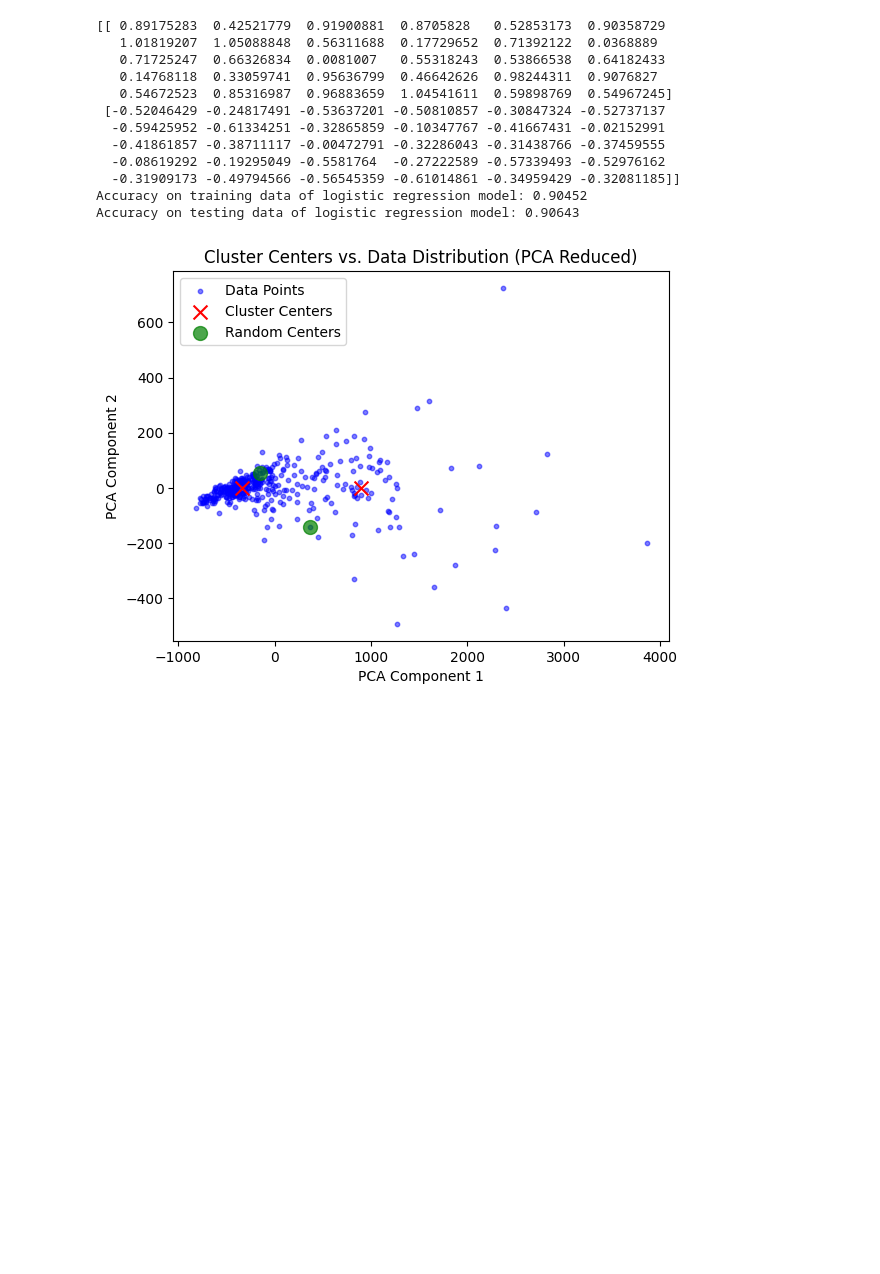
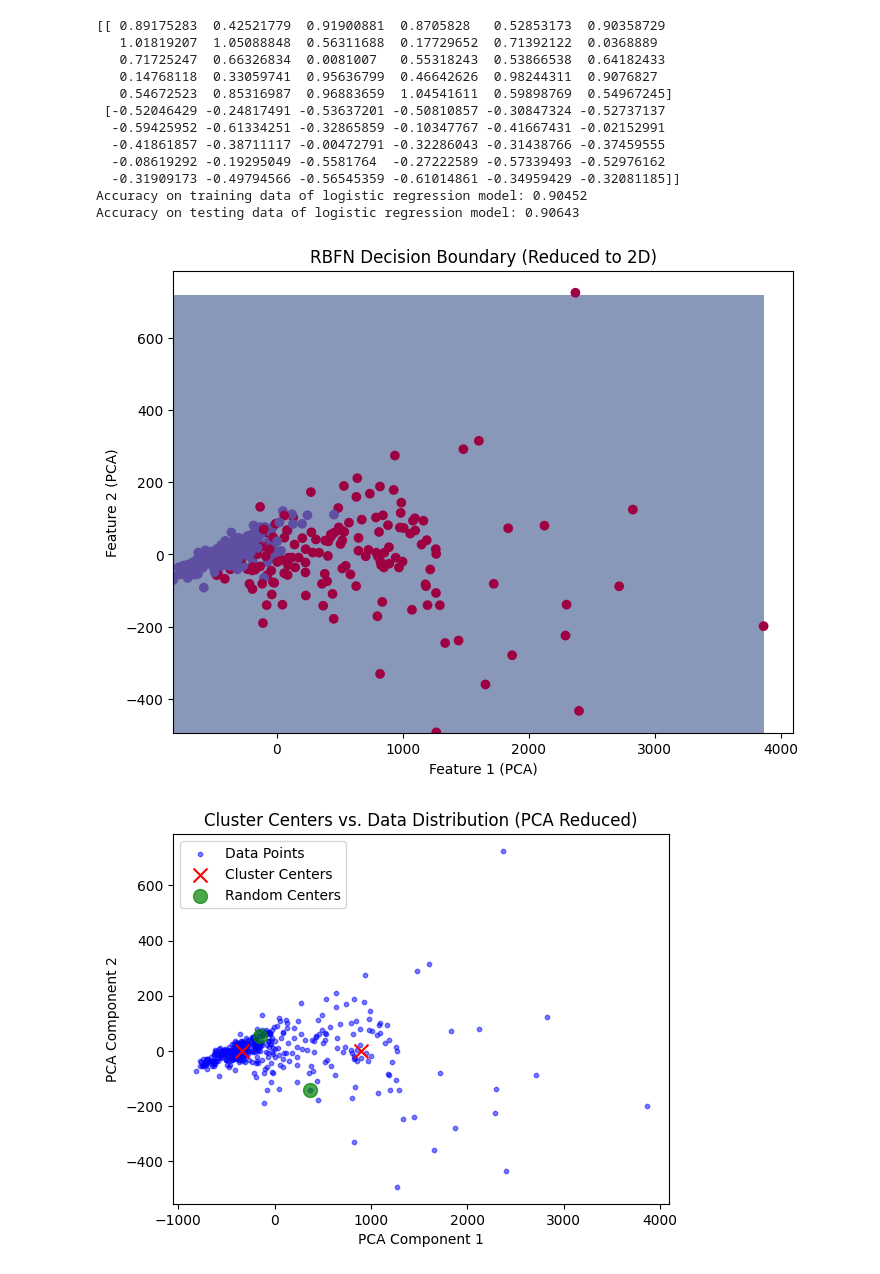
Before and after one commit to leocfig/Apren-24-25, a Jupyter notebook: Award/G041_notebook.ipynb, the cells around one changed output. Saved outputs shown, nothing was run; the diff lists cells and outputs as text; code cells hidden in the pictures; blank space fills up the shorter version.

```diff
--- a/Award/G041_notebook.ipynb
+++ b/Award/G041_notebook.ipynb
@@ -36,7 +36,7 @@ from sklearn.linear_model import LogisticRegression
 from sklearn.metrics import accuracy_score
 
 # Perform logistic regression
-model = LogisticRegression(max_iter=10000)
+model = LogisticRegression(max_iter=100)
 model.fit(X_train_scaled, y_train)
 
 # Predict on training data and calculate accuracy
@@ -389,6 +396,38 @@ print(f"Accuracy on testing data of logistic regression model: {test_acc_with_cl
   -0.31909173 -0.49794566 -0.56545359 -0.61014861 -0.34959429 -0.32081185]]
 Accuracy on training data of logistic regression model: 0.90452
 Accuracy on testing data of logistic regression model: 0.90643
+# %%
+from sklearn.decomposition import PCA
+
+# Reduce training data and centroids to 2D
+pca = PCA(n_components=2)
+X_train_2d = pca.fit_transform(X_train)  # Transform the training data to 2D
+centroids_2d = pca.transform(centroids)  # Transform the centroids to 2D
+
+# Generate the grid again in the reduced 2D space
+x_min, x_max = X_train_2d[:, 0].min() - 1, X_train_2d[:, 0].max() + 1
+y_min, y_max = X_train_2d[:, 1].min() - 1, X_train_2d[:, 1].max() + 1
+grid_resolution = 10.0  # Coarser resolution for faster computation
+xx, yy = np.meshgrid(np.arange(x_min, x_max, grid_resolution),
+                     np.arange(y_min, y_max, grid_resolution))
+grid_points = np.c_[xx.ravel(), yy.ravel()]
+
+# RBF transform in the reduced 2D space
+grid_points_rbf = rbf_transform(grid_points, centroids_2d, sigma)
+
+# Continue with prediction and visualization
+Z = log_reg.predict(grid_points_rbf)
+Z = Z.reshape(xx.shape)
+
+plt.figure(figsize=(8, 6))
+plt.contourf(xx, yy, Z, alpha=0.6)
+plt.scatter(X_train_2d[:, 0], X_train_2d[:, 1], c=y_train, cmap=plt.cm.Spectral)
+plt.title("RBFN Decision Boundary (Reduced to 2D)")
+plt.xlabel("Feature 1 (PCA)")
+plt.ylabel("Feature 2 (PCA)")
+plt.show()
+# %% [output]
+[figure, added]
 # %%
 import matplotlib.pyplot as plt
 from sklearn.decomposition import PCA
```
Also changed, not shown: parts of 5 cells of this notebook.
